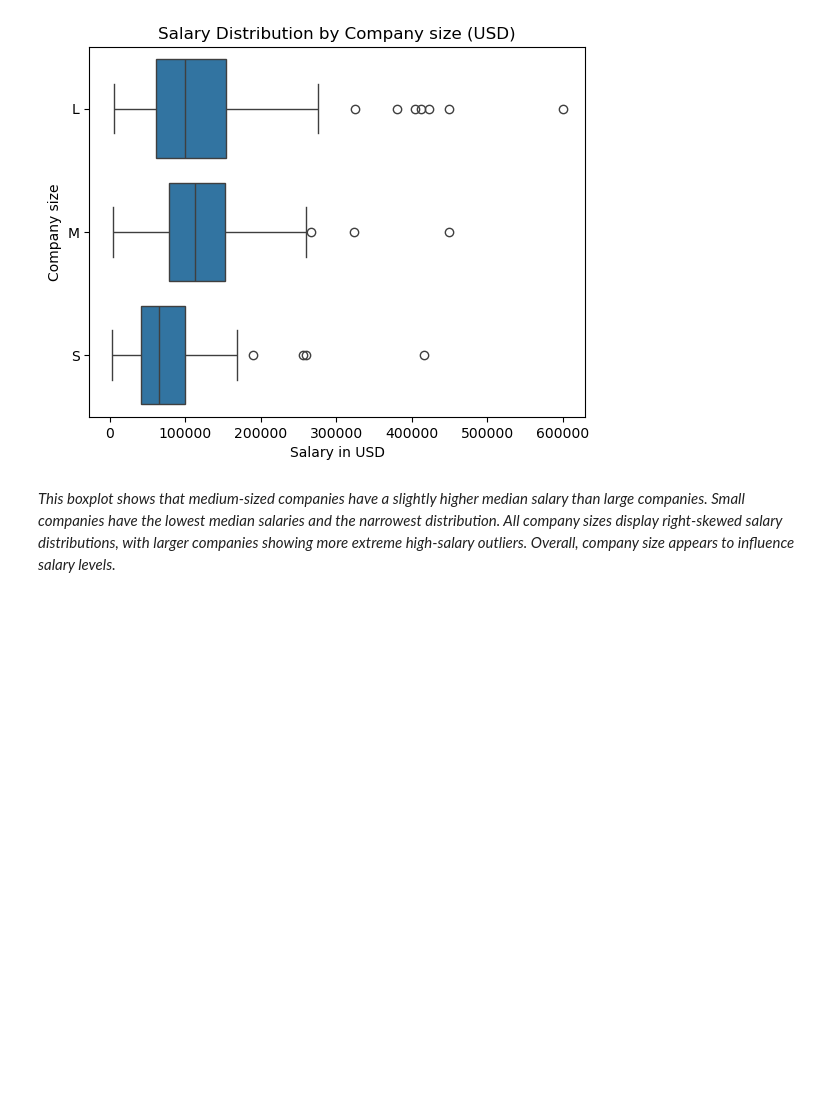
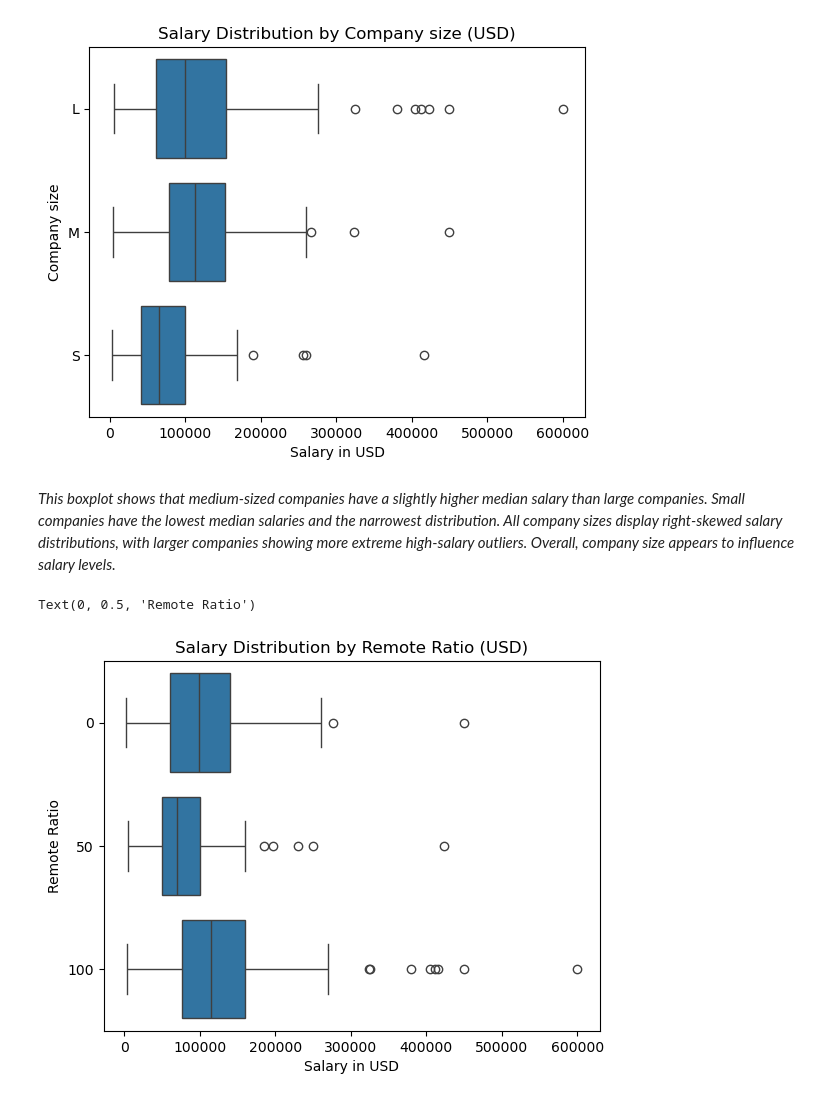
Before and after one commit to Evebarr20/DSE5002_Project1, a Jupyter notebook: Project_01.ipynb, the cells around one changed output. Saved outputs shown, nothing was run; the diff lists cells and outputs as text; code cells hidden in the pictures; blank space fills up the shorter version.

Commit message:
Create plot 6

```diff
--- a/Project_01.ipynb
+++ b/Project_01.ipynb
@@ -411,3 +411,14 @@ Text(0, 0.5, 'Company size')
 [figure]
 # %% [markdown]
 *This boxplot shows that medium-sized companies have a slightly higher median salary than large companies. Small companies have the lowest median salaries and the narrowest distribution. All company sizes display right-skewed salary distributions, with larger companies showing more extreme high-salary outliers. Overall, company size appears to influence salary levels.*
+# %%
+#box plot salary_USD with remote ratio
+sns.boxplot(ds_df, x = 'salary_in_usd', y = 'remote_ratio')
+
+# add labels
+plt.title("Salary Distribution by Remote Ratio (USD)")
+plt.xlabel("Salary in USD")
+plt.ylabel("Remote Ratio")
+# %% [output]
+Text(0, 0.5, 'Remote Ratio')
+[figure, added]
```
Also changed, not shown: parts of 3 cells of this notebook.
